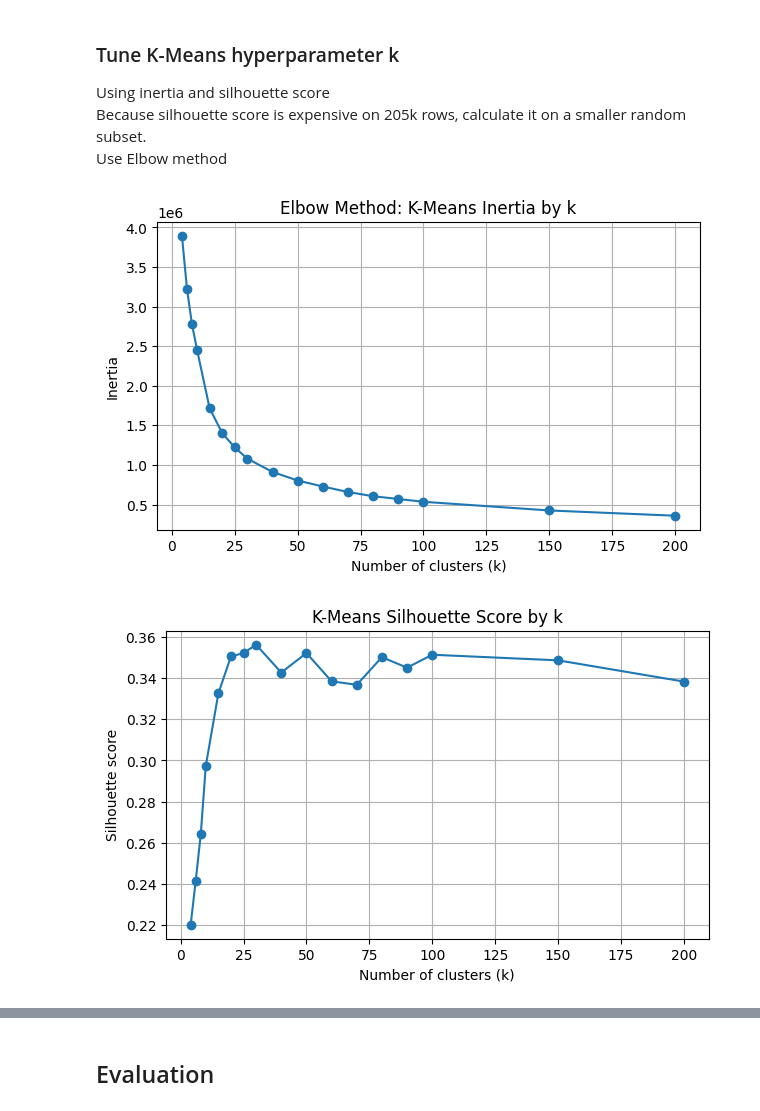
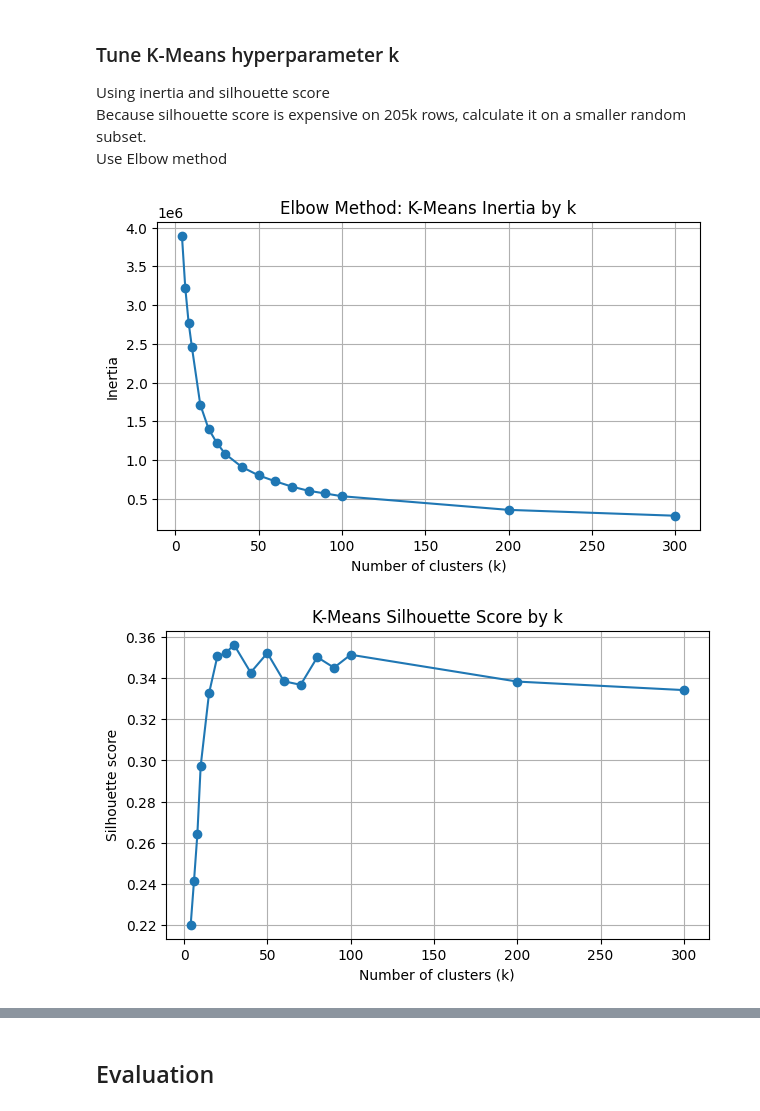
Before and after one commit to yuanmingwang/multi-stage-iot-ids, a Jupyter notebook: notebooks/p2_kmeans.ipynb, the cells around one changed output, grey strips where cells are left out. Saved outputs shown, nothing was run; the diff lists cells and outputs as text; code cells hidden in the pictures.

```diff
--- a/notebooks/p2_kmeans.ipynb
+++ b/notebooks/p2_kmeans.ipynb
@@ -300,7 +301,7 @@ Because silhouette score is expensive on 205k rows, calculate it on a smaller ra
 Use Elbow method<br>
 # %%
 ## tododo: use elbow method
-k_values = [4, 6, 8, 10, 15, 20, 25, 30, 40, 50, 60, 70, 80, 90, 100]
+k_values = [4, 6, 8, 10, 15, 20, 25, 30, 40, 50, 60, 70, 80, 90, 100, 200, 300]
 # k_values = range(2, 15)
 tuning_results = []
 
@@ -322,35 +323,35 @@ for k in k_values:
     sil = silhouette_score(X_sil, labels[sample_idx])
     # sil = silhouette_score(X, labels) # use full data
     runtime = time.time() - start
 
     tuning_results.append({
         "k": k,
         "inertia": model.inertia_,
         "silhouette_sample": sil,
         "runtime_sec": runtime
     })
 
 kmeans_tuning_df = pd.DataFrame(tuning_results)
 kmeans_tuning_df
 
 plt.figure(figsize=(7, 4))
 plt.plot(kmeans_tuning_df["k"], kmeans_tuning_df["inertia"], marker="o")
 plt.xlabel("Number of clusters (k)")
 plt.ylabel("Inertia")
 plt.title("Elbow Method: K-Means Inertia by k")
 plt.grid(True)
 plt.show()
 
 plt.figure(figsize=(7, 4))
 plt.plot(kmeans_tuning_df["k"], kmeans_tuning_df["silhouette_sample"], marker="o")
 plt.xlabel("Number of clusters (k)")
 plt.ylabel("Silhouette score")
 plt.title("K-Means Silhouette Score by k")
 plt.grid(True)
 plt.show()
 # %% [output]
-[figure, old version]
+[figure, new version]
-[figure, old version]
+[figure, new version]
 # %% [markdown]
 For K-Means, the main hyperparameter I tuned is the number of clusters, k. Since this is an unsupervised model, I did not use the packet labels when choosing k. Instead, I compared different k values using two clustering-based measures: inertia and silhouette score.<br>
 
```
Also changed, not shown: parts of 7 cells of this notebook.
